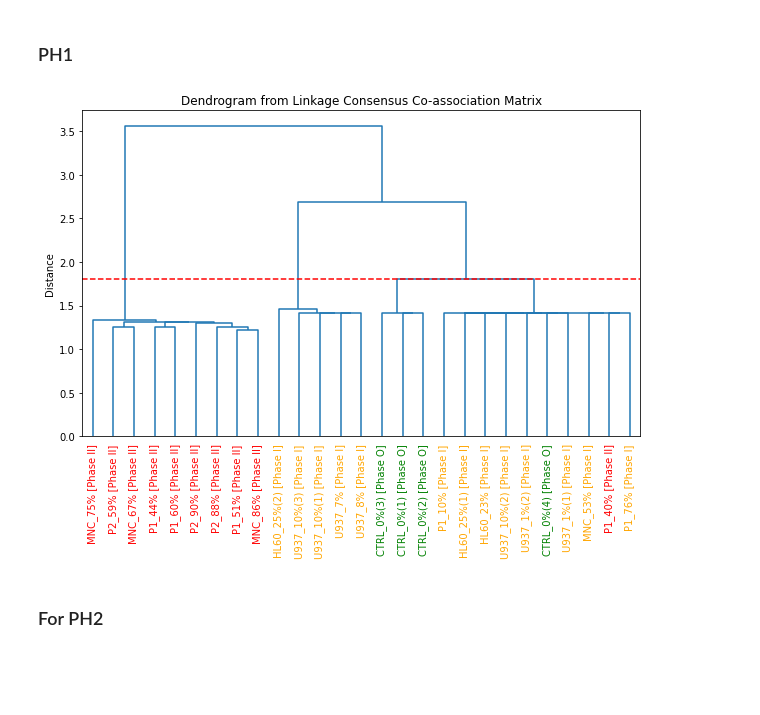
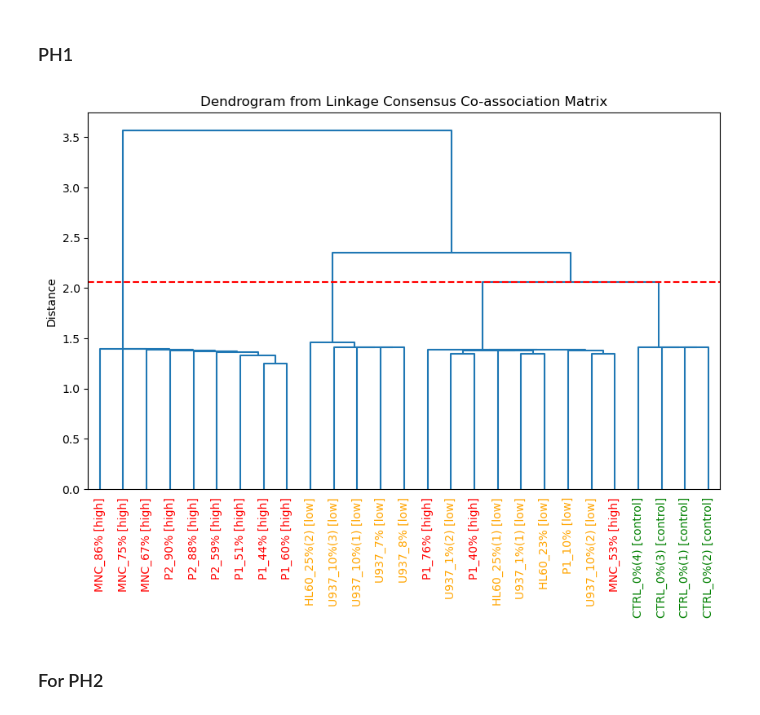
Before and after one commit to Qiquan-Wang/AML_SDPH, a Jupyter notebook: Global Analysis/Hierarchical Clustering.ipynb, the cells around one changed output. Drawn from its saved outputs; the diff is of its cells as text; code cells hidden in the pictures; blank space fills up the shorter version.

```diff
--- a/Global Analysis/Hierarchical Clustering.ipynb
+++ b/Global Analysis/Hierarchical Clustering.ipynb
@@ -68,18 +68,25 @@ labels = ['CTRL_0%(1)', 'CTRL_0%(2)', 'CTRL_0%(3)', 'CTRL_0%(4)',
 phases_of_interest_int = [0,0,0,0,
          1,1,1,1,1,1,1,
          1,1,1,
-         1,2,2,2,2,1,
+         1,2,2,2,2,2,
          2,2,2,
-         1,2,2,2]
+         2,2,2,2]
 
 phases_of_interest = ["O","O","O","O",
          "I","I","I","I","I","I","I",
          "I","I","I",
-         "I","II","II","II","II","I",
+         "I","II","II","II","II","II",
          "II","II","II",
-         "I","II","II","II"]
+         "II","II","II","II"]
 
-name_phase = [labels[i]+" [Phase "+phases_of_interest[i]+"]" for i in range(27)]
+stage_of_interest = ["control","control","control","control",
+         "low","low","low","low","low","low","low",
+         "low","low","low",
+         "low","high","high","high","high","high",
+         "high","high","high",
+         "high","high","high","high"]
+
+name_phase = [labels[i]+" [" + stage_of_interest[i]+"]" for i in range(27)]
 
 # assign colours to the labels
 # phase O = green; phase I = orange; phase II = red
@@ -91,6 +98,18 @@ for cat in phases_of_interest:
         colour_labels.append("orange")
     if cat=="II":
         colour_labels.append("red")
+
+
+import matplotlib.colors as mcolors
+from matplotlib.colors import LinearSegmentedColormap
+
+# colour map for levels of engraftment
+colors = ["green", "yellow", "orange", "red", "darkred"]
+values = [0, 0.1, 25, 40, 90]
+norm_points = [(v - 0) / (90 - 0) for v in values]
+norm_points[1] = 0.001
+custom_cmap = mcolors.LinearSegmentedColormap.from_list("engraftment", list(zip(norm_points, colors)))
+norm = mcolors.Normalize(vmin=0, vmax=90)
 
 import matplotlib.pyplot as plt
 
@@ -484,25 +504,25 @@ def linkage_consensus(X, k=4, methods=['ward','average','complete','single']):
 # %% [markdown]
 ### PH1
 # %%
-consensus_labels, coassoc = linkage_consensus(X, k=4)
+consensus_labels, coassoc = linkage_consensus(ph1_vec, k=4)
 # Perform linkage on (1 - coassoc) since it's a similarity matrix
 Z = linkage(1 - coassoc, method='average')
 
 plt.figure(figsize=(10, 6))
 dendrogram_info = dendrogram(Z, labels=name_phase, leaf_rotation=90, color_threshold=0)
 ax = plt.gca()
 plt.axhline(y=Z[-4 + 1, 2], color='red', linestyle='--', label='Cut for 4 clusters')  # 4-1 index in Z
 xtick_labels = ax.get_xticklabels()
 leaf_indices = dendrogram_info['leaves']
 for i, leaf_label in enumerate(xtick_labels):
     original_data_index = leaf_indices[i]
     leaf_label.set_color(colour_labels[original_data_index])
 
 plt.title("Dendrogram from Linkage Consensus Co-association Matrix")
 plt.ylabel("Distance")
 plt.show()
 # %% [output]
-[figure, old version]
+[figure, new version]
 # %% [markdown]
 ### For PH2
 # %%
```
Also changed, not shown: parts of 8 cells of this notebook.
